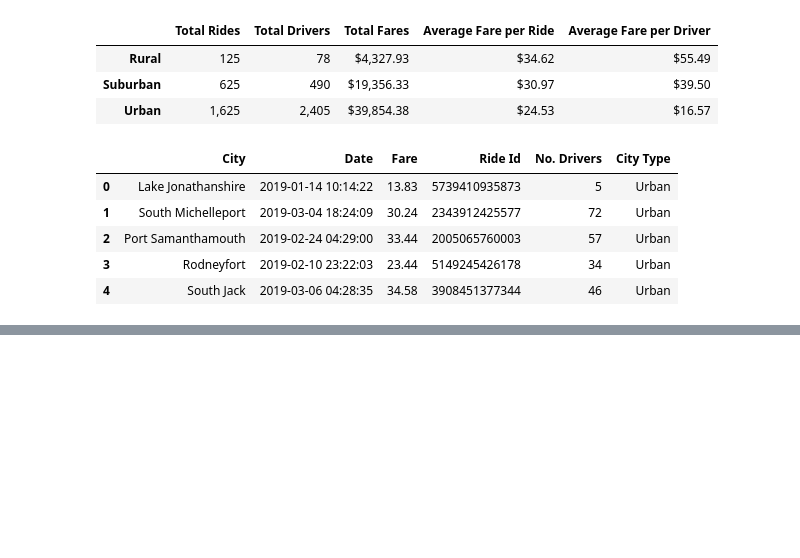
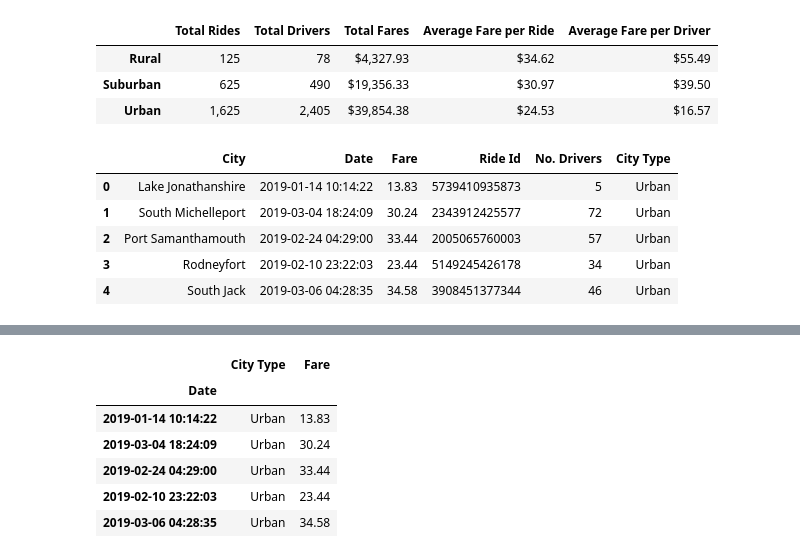
Before and after one commit to juan-mpn/PyBer_Analysis, a Jupyter notebook: PyBer_Challenge.ipynb, the cells around one changed output, grey strips where cells are left out. Cells and saved outputs as stored; diff of their text form; code cells hidden in the pictures; blank space fills up the shorter version.

```diff
--- a/PyBer_Challenge.ipynb
+++ b/PyBer_Challenge.ipynb
@@ -1202,3 +1216,15 @@ Name: Fare, Length: 2375, dtype: float64
+# %%
+del new_df.index.name
+new_df = new_df.set_index('Date')
+new_df.head()
+# %% [output]
+|  | City Type | Fare |
+| Date |  |  |
+| 2019-01-14 10:14:22 | Urban | 13.83 |
+| 2019-03-04 18:24:09 | Urban | 30.24 |
+| 2019-02-24 04:29:00 | Urban | 33.44 |
+| 2019-02-10 23:22:03 | Urban | 23.44 |
+| 2019-03-06 04:28:35 | Urban | 34.58 |
 # %%
 # suburban_cities_df
 #rural_fares    = rural_fares[rural_fares["City Type"] == "Rural"]
```
Also changed, not shown: parts of 6 cells of this notebook, 1 other file.
